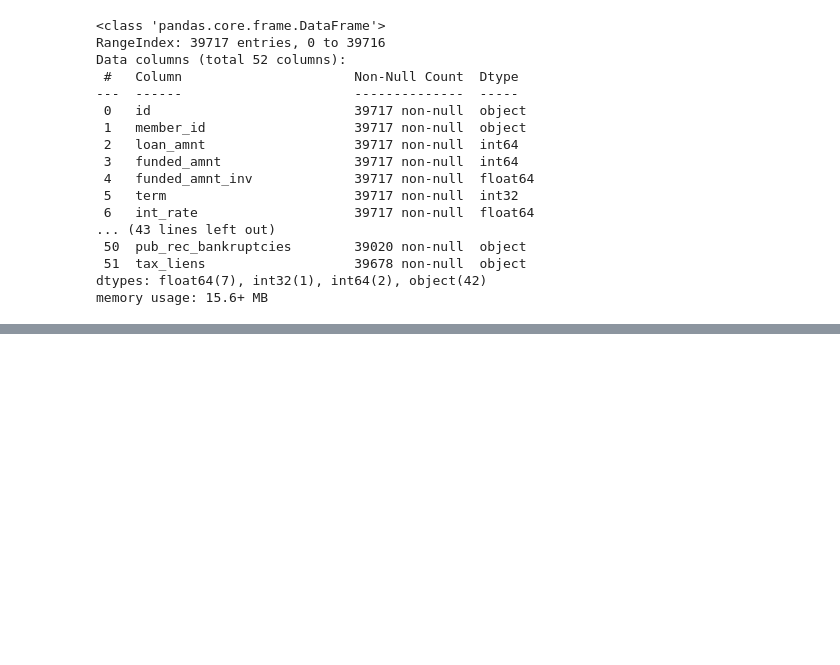
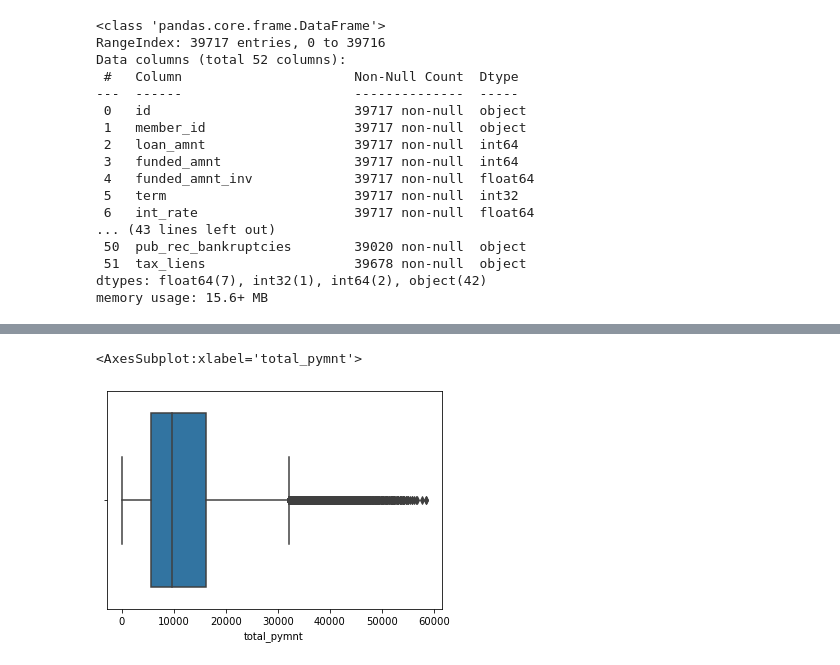
Before and after one commit to ArjunAshokKumar/Lending-Club-Case-Study, a Jupyter notebook: Niraj Kumar.ipynb, the cells around one changed output, grey strips where cells are left out. Saved outputs shown, nothing was run; the diff lists cells and outputs as text; code cells hidden in the pictures; blank space fills up the shorter version.

```diff
--- a/Niraj Kumar.ipynb
+++ b/Niraj Kumar.ipynb
@@ -187,0 +233,5 @@ memory usage: 15.6+ MB
+# %%
+sns.boxplot(master_frame.total_pymnt)
+# %% [output]
+<AxesSubplot:xlabel='total_pymnt'>
+[figure, added]
```
Also changed, not shown: parts of 25 cells of this notebook.
